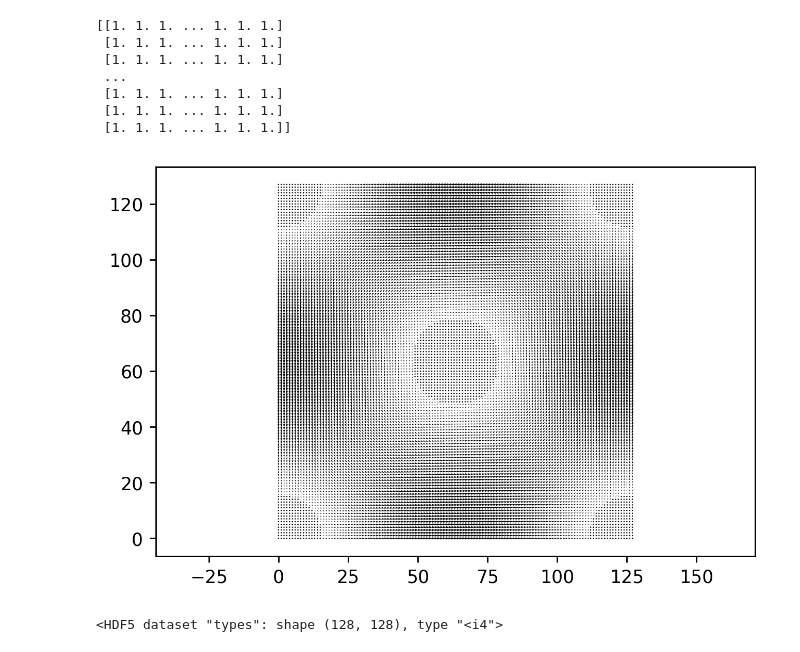
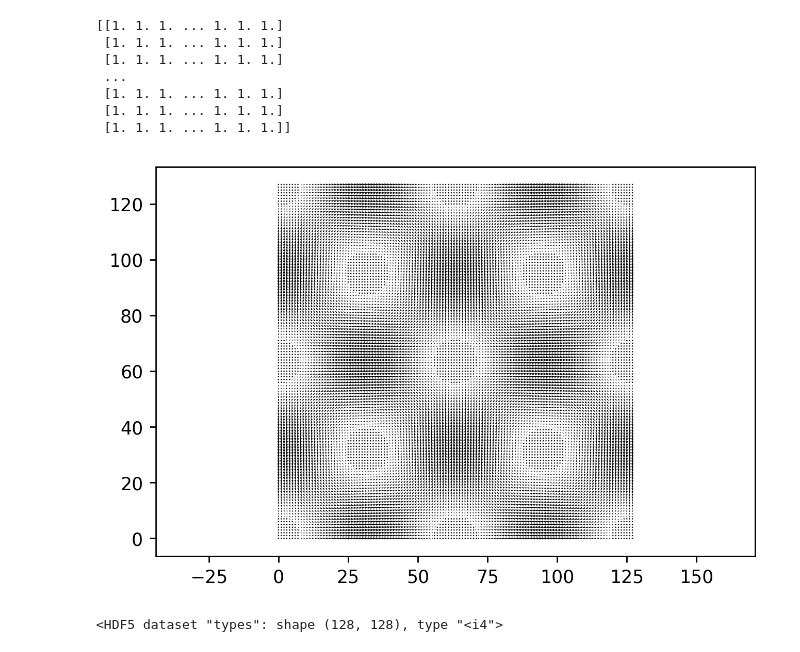
Before and after one commit to Alex-Muirhead/simple-lbm, a Jupyter notebook: pre.ipynb, the cells around one changed output. Drawn from its saved outputs; the diff is of its cells as text; code cells hidden in the pictures.

```diff
--- a/pre.ipynb
+++ b/pre.ipynb
@@ -93,32 +91,32 @@ with h5py.File(FILE, 'r') as file:
  [1. 1. 1. ... 1. 1. 1.]]
 # %%
 resolution = 128
-x = np.linspace(0, np.pi, resolution)
+x = np.linspace(0, 2*np.pi, resolution)
 y = x[..., np.newaxis]
 
-u =  0.02 * np.sin(x) * np.cos(y)
-v = -0.02 * np.cos(x) * np.sin(y)
+u =  0.2 * np.sin(x) * np.cos(y)
+v = -0.2 * np.cos(x) * np.sin(y)
 r =  np.ones_like(u)
 
 types = np.ones_like(u, dtype=int)
 
-types[:,  0] = 1 << 2
-types[:, -1] = 1 << 2
+# types[:,  0] = 1 << 2
+# types[:, -1] = 1 << 2
 
-types[ 0, :] = 1 << 3
-types[-1, :] = 1 << 3
+# types[ 0, :] = 1 << 3
+# types[-1, :] = 1 << 3
 
-types[ 0,  0] = 1 << 1
-types[-1, -1] = 1 << 1
-types[ 0, -1] = 1 << 1
-types[-1,  0] = 1 << 1
+# types[ 0,  0] = 1 << 1
+# types[-1, -1] = 1 << 1
+# types[ 0, -1] = 1 << 1
+# types[-1,  0] = 1 << 1
 
 _, ax = plt.subplots(dpi=250)
 ax.quiver(u, v)
 ax.axis('equal')
 plt.show()
 # %% [output]
-[figure, old version]
+[figure, new version]
 # %%
 initial = {
     'vel_x'  : u,
```
Also changed, not shown: parts of 1 cell of this notebook, 2 other files.
